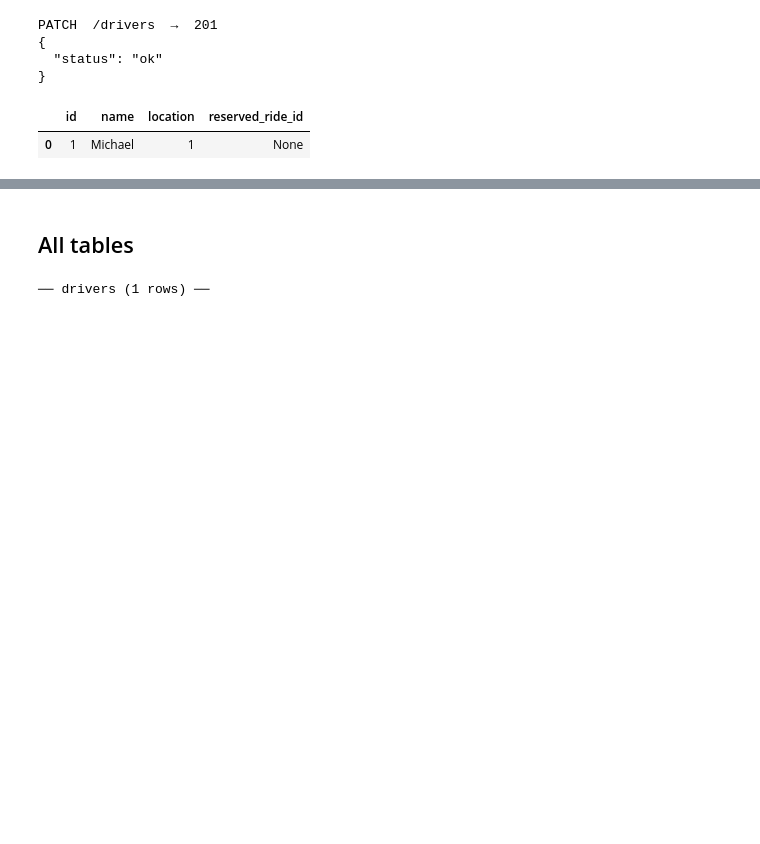
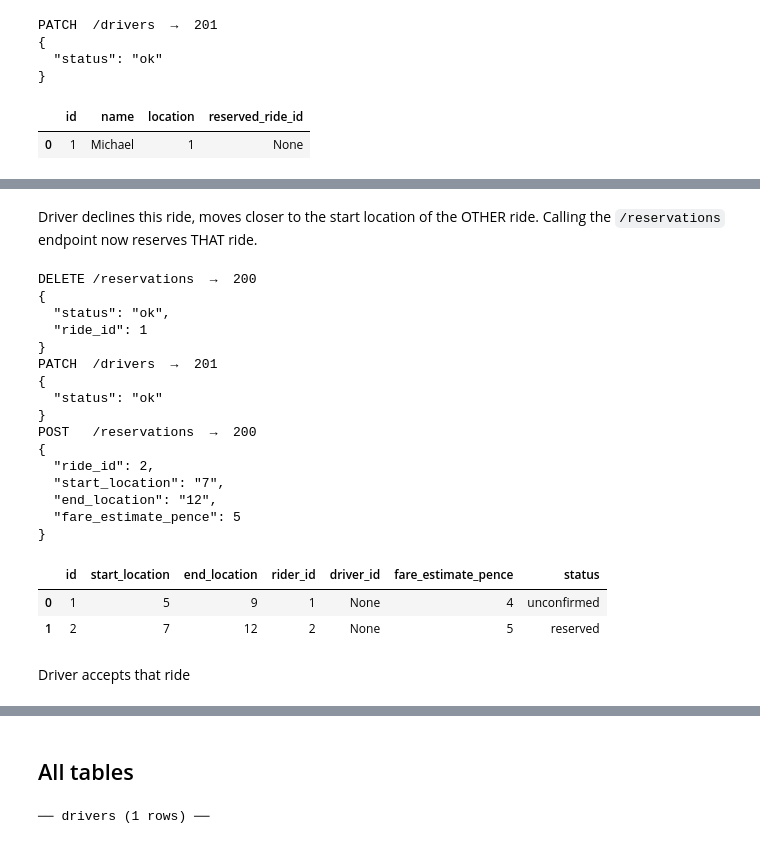
Before and after one commit to AliDariusKhan/sys-design, a Jupyter notebook: uber_solution.ipynb, the cells around one changed output, grey strips where cells are left out. Drawn from its saved outputs; the diff is of its cells as text; code cells hidden in the pictures; blank space fills up the shorter version.

```diff
--- a/uber_solution.ipynb
+++ b/uber_solution.ipynb
@@ -356,0 +398,29 @@ PATCH  /rides  →  200
+# %% [markdown]
+Driver declines this ride, moves closer to the start location of the OTHER ride. Calling the `/reservations` endpoint now reserves THAT ride.
+# %%
+call("delete", "/reservations", params={"driver_id": 1})
+call("patch", "/drivers", json={"location": "7"}, params={"driver_id": 1})
+call("post", "/reservations", params={"driver_id": 1})
+df("rides")
+# %% [output]
+DELETE /reservations  →  200
+{
+  "status": "ok",
+  "ride_id": 1
+}
+PATCH  /drivers  →  201
+{
+  "status": "ok"
+}
+POST   /reservations  →  200
+{
+  "ride_id": 2,
+  "start_location": "7",
+  "end_location": "12",
+  "fare_estimate_pence": 5
+}
+|  | id | start_location | end_location | rider_id | driver_id | fare_estimate_pence | status |
+| 0 | 1 | 5 | 9 | 1 | None | 4 | unconfirmed |
+| 1 | 2 | 7 | 12 | 2 | None | 5 | reserved |
+# %% [markdown]
+Driver accepts that ride
```
Also changed, not shown: parts of 13 cells of this notebook.
